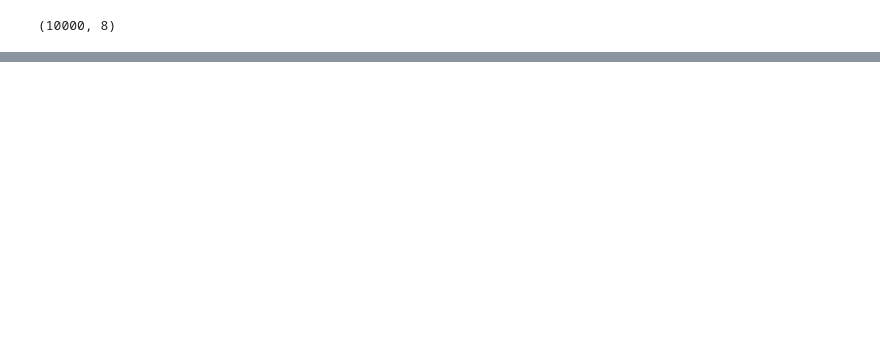
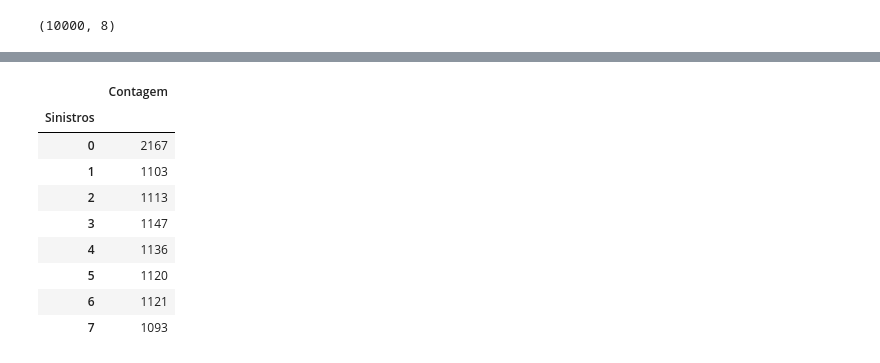
Before and after one commit to ncamargoMAG/alura_insurance, a Jupyter notebook: semana8.ipynb, the cells around one changed output, grey strips where cells are left out. Drawn from its saved outputs; the diff is of its cells as text; code cells hidden in the pictures; blank space fills up the shorter version.

```diff
--- a/semana8.ipynb
+++ b/semana8.ipynb
@@ -14,0 +100,20 @@ AttributeError: 'Series' object has no attribute 'int'
+# %%
+cont = dados['Sinistros'].value_counts().reset_index()
+cont.columns = ['Sinistros','Contagem']
+cont = cont.sort_values('Sinistros').set_index('Sinistros')
+
+histograma = px.bar(cont,x=cont.index,y='Contagem')
+histograma
+# %%
+cont
+# %% [output]
+|  | Contagem |
+| Sinistros |  |
+| 0 | 2167 |
+| 1 | 1103 |
+| 2 | 1113 |
+| 3 | 1147 |
+| 4 | 1136 |
+| 5 | 1120 |
+| 6 | 1121 |
+| 7 | 1093 |
```
Also changed, not shown: parts of 11 cells of this notebook.
